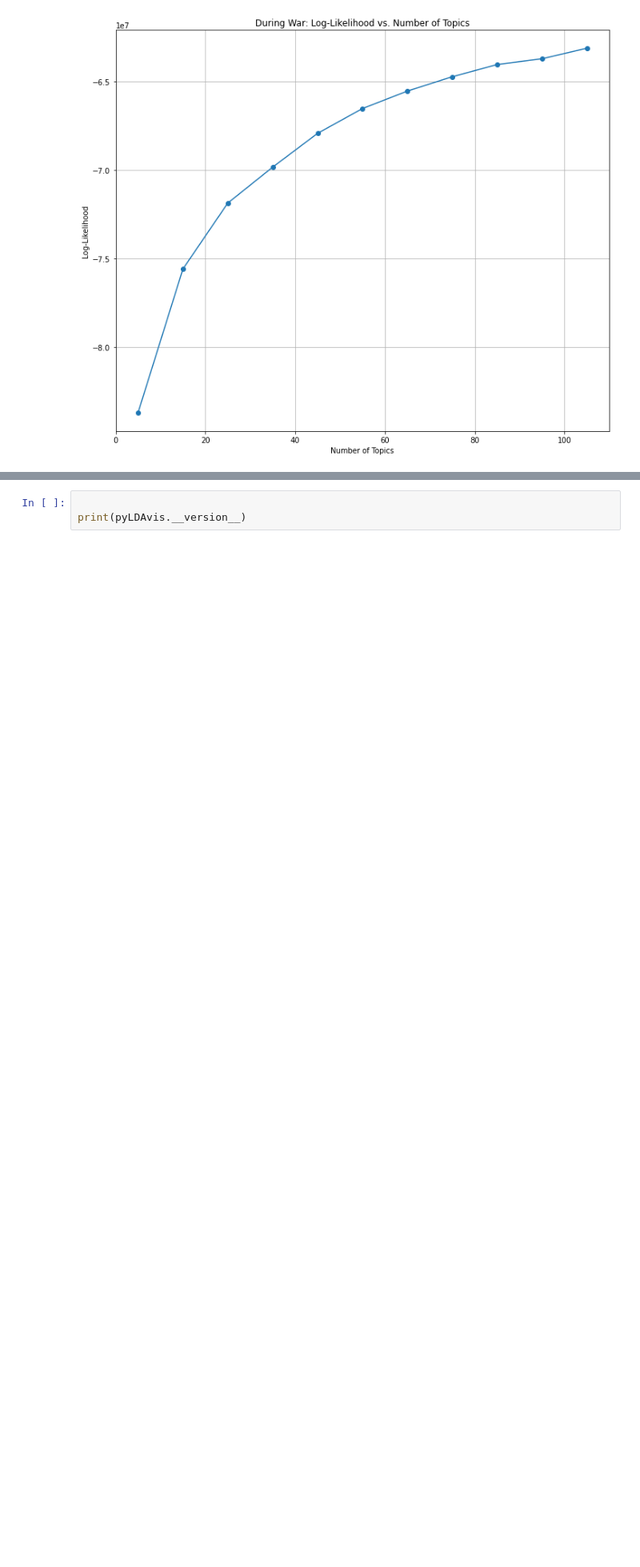
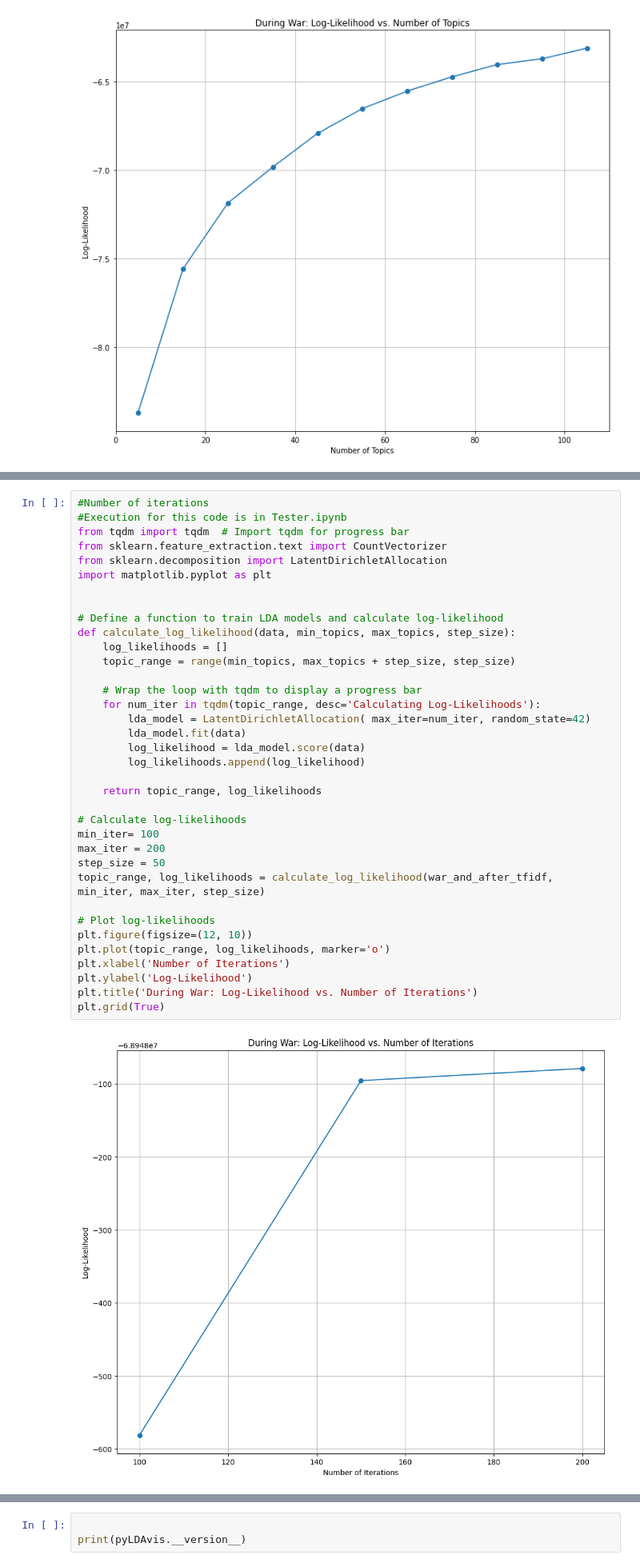
Before and after one commit to JordanMiner/Social_Media_and_Conflict, a Jupyter notebook: ukraine_russia.ipynb, the cells around one changed output, grey strips where cells are left out. Shown: that part at 80% size. Saved outputs shown, nothing was run; the diff lists cells and outputs as text; blank space fills up the shorter version.

```diff
--- a/ukraine_russia.ipynb
+++ b/ukraine_russia.ipynb
@@ -486,3 +788,41 @@ plt.grid(True)
+# %%
+#Number of iterations
+#Execution for this code is in Tester.ipynb
+from tqdm import tqdm  # Import tqdm for progress bar
+from sklearn.feature_extraction.text import CountVectorizer
+from sklearn.decomposition import LatentDirichletAllocation
+import matplotlib.pyplot as plt
+
+
+# Define a function to train LDA models and calculate log-likelihood
+def calculate_log_likelihood(data, min_topics, max_topics, step_size):
+    log_likelihoods = []
+    topic_range = range(min_topics, max_topics + step_size, step_size)
+
+    # Wrap the loop with tqdm to display a progress bar
+    for num_iter in tqdm(topic_range, desc='Calculating Log-Likelihoods'):
+        lda_model = LatentDirichletAllocation( max_iter=num_iter, random_state=42)
+        lda_model.fit(data)
+        log_likelihood = lda_model.score(data)
+        log_likelihoods.append(log_likelihood)
+
+    return topic_range, log_likelihoods
+
+# Calculate log-likelihoods
+min_iter= 100
+max_iter = 200
+step_size = 50
+topic_range, log_likelihoods = calculate_log_likelihood(war_and_after_tfidf, min_iter, max_iter, step_size)
+
+# Plot log-likelihoods
+plt.figure(figsize=(12, 10))
+plt.plot(topic_range, log_likelihoods, marker='o')
+plt.xlabel('Number of Iterations')
+plt.ylabel('Log-Likelihood')
+plt.title('During War: Log-Likelihood vs. Number of Iterations')
+plt.grid(True)
+# %% [output]
+[figure, added]
 # %%
 n_top_words = 5
 tf_feature_names = war_and_after_vect.get_feature_names()
```
Also changed, not shown: parts of 52 cells of this notebook, 7 other files.
